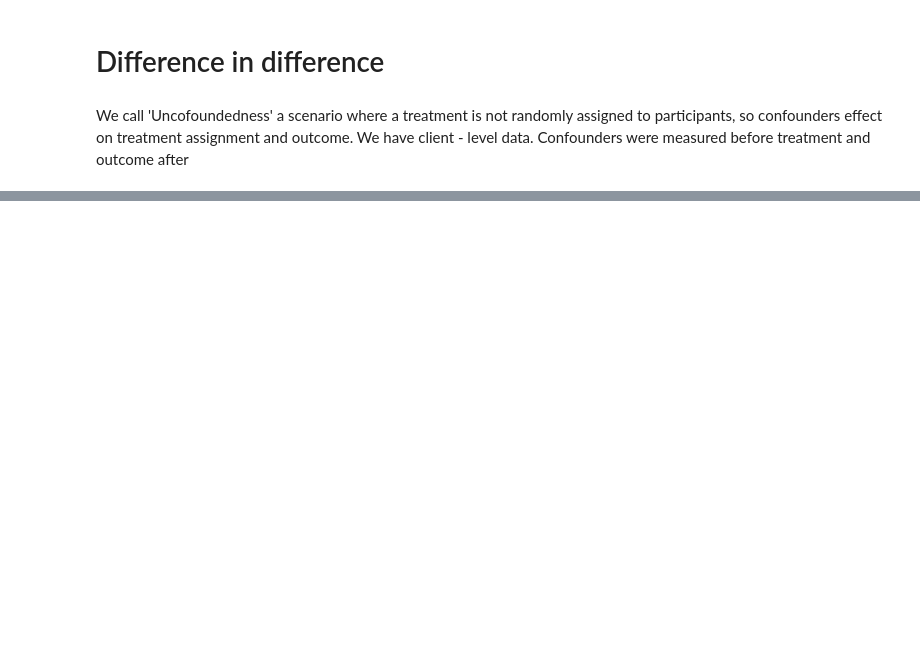
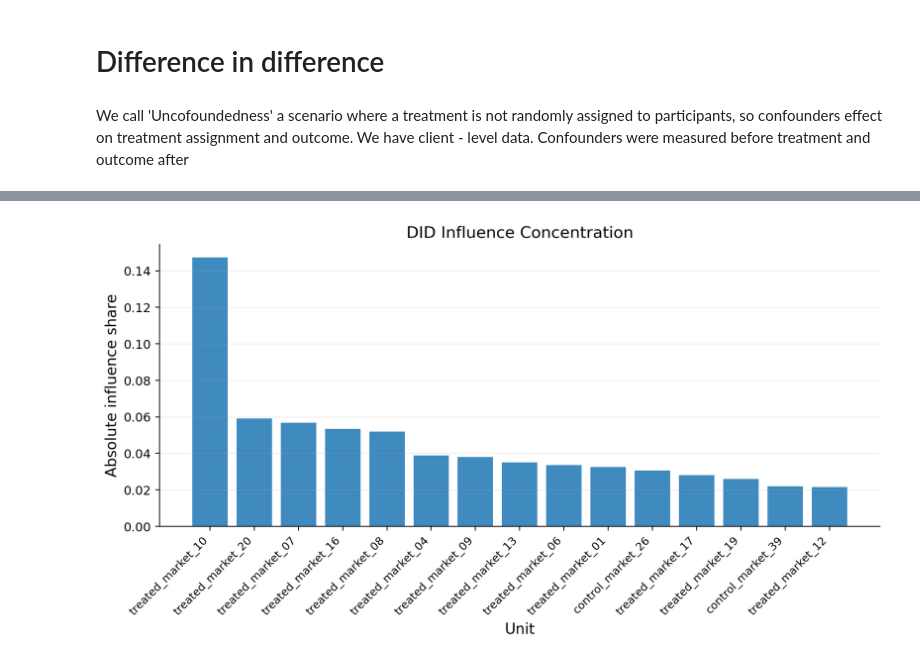
Before and after one commit to IoannMartynov/Causalis, a Jupyter notebook: notebooks/scenarios/did.ipynb, the cells around one changed output, grey strips where cells are left out. Saved outputs shown, nothing was run; the diff lists cells and outputs as text; code cells hidden in the pictures; blank space fills up the shorter version.

```diff
--- a/notebooks/scenarios/did.ipynb
+++ b/notebooks/scenarios/did.ipynb
@@ -54,0 +302,4 @@ ValueError: SantAnnaZhaoDID implements the Sant'Anna-Zhao improved panel DR DiD
+# %%
+plot_did_influence_concentration(panel_data, estimate, top_n=15)
+# %% [output]
+[figure, added]
```
Also changed, not shown: parts of 21 cells of this notebook, 23 other files.
